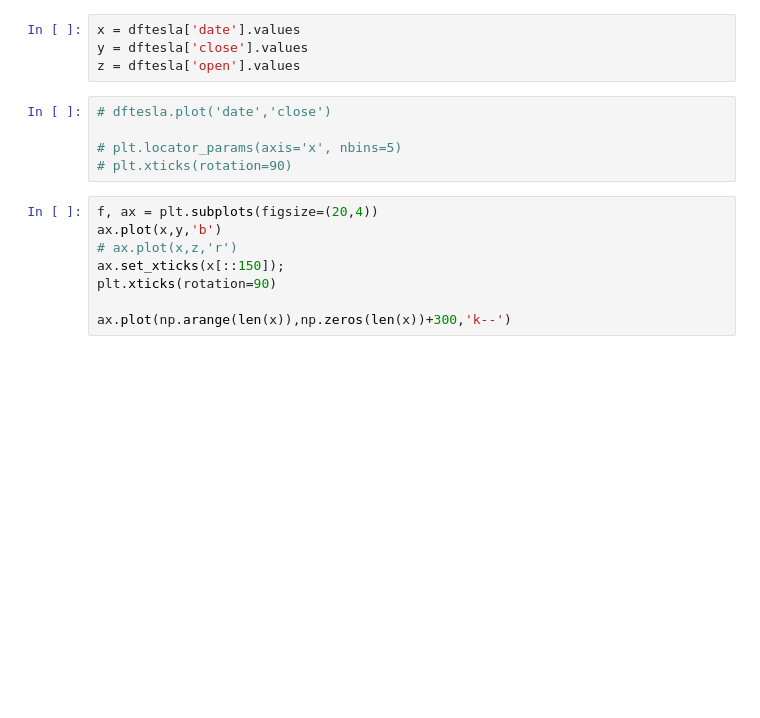
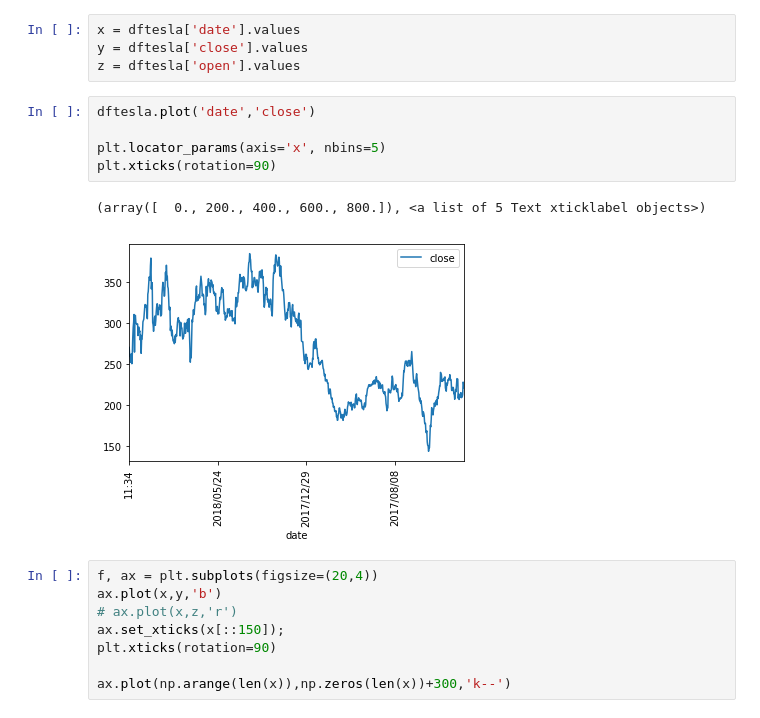
Before and after one commit to vafaei-ar/IEC2-2019, a Jupyter notebook: data_mining/1-pandas_practice.ipynb, the cells around one changed output. Drawn from its saved outputs; the diff is of its cells as text; blank space fills up the shorter version.

```diff
--- a/data_mining/1-pandas_practice.ipynb
+++ b/data_mining/1-pandas_practice.ipynb
@@ -29,10 +28,13 @@ x = dftesla['date'].values
 y = dftesla['close'].values
 z = dftesla['open'].values
 # %%
-# dftesla.plot('date','close')
+dftesla.plot('date','close')
 
-# plt.locator_params(axis='x', nbins=5)
-# plt.xticks(rotation=90)
+plt.locator_params(axis='x', nbins=5)
+plt.xticks(rotation=90)
+# %% [output]
+(array([  0., 200., 400., 600., 800.]), <a list of 5 Text xticklabel objects>)
+[figure, added]
 # %%
 f, ax = plt.subplots(figsize=(20,4))
 ax.plot(x,y,'b')
```
Also changed, not shown: parts of 12 cells of this notebook, 26 other files.
